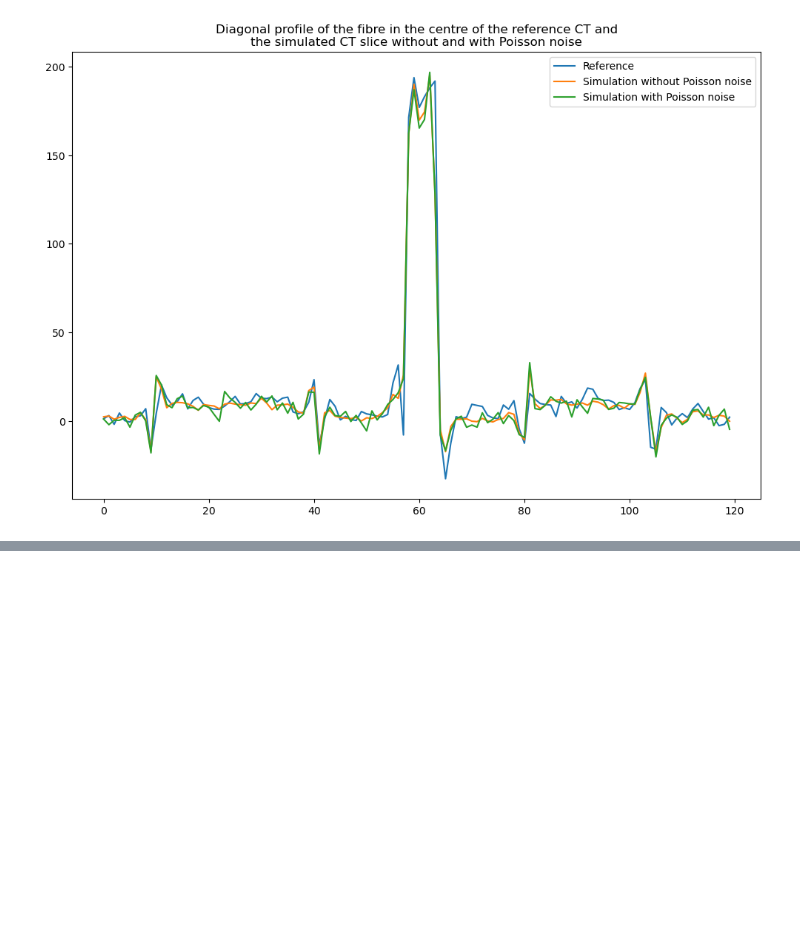
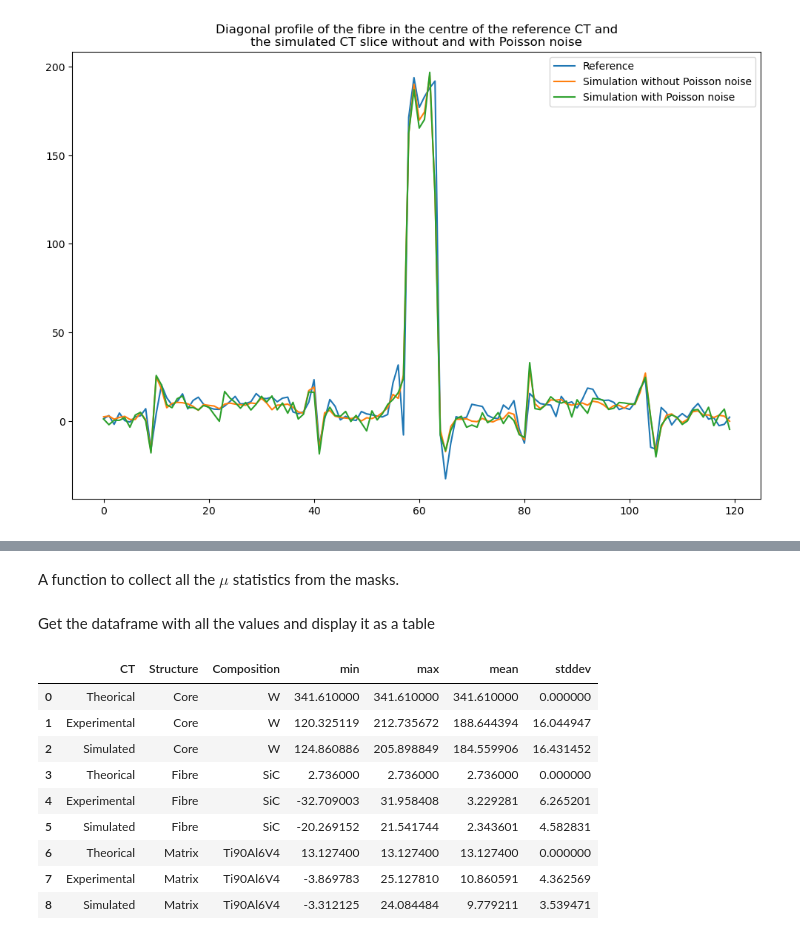
Before and after one commit to effepivi/CT2CAD-Fibres, a Jupyter notebook: tutorial/From_CT_acquisition_to_CAD_models.ipynb, the cells around one changed output, grey strips where cells are left out. Drawn from its saved outputs; the diff is of its cells as text; code cells hidden in the pictures; blank space fills up the shorter version.

```diff
--- a/tutorial/From_CT_acquisition_to_CAD_models.ipynb
+++ b/tutorial/From_CT_acquisition_to_CAD_models.ipynb
@@ -2480,0 +2520,16 @@ plt.legend();
+# %%
+def createMasks(mask_shape):
+    fibre_radius_in_px = fibre_radius / pixel_spacing_in_micrometre
+    core_radius_in_px = core_radius / pixel_spacing_in_micrometre
+
+    core_mask = create_circular_mask(mask_shape[1], mask_shape[0], None, core_radius_in_px);
+
+    fibre_mask = create_circular_mask(mask_shape[1], mask_shape[0], None, fibre_radius_in_px);
+    matrix_mask = np.logical_not(fibre_mask);
+
+    #fibre_mask = np.subtract(fibre_mask, core_mask);
+    fibre_mask = np.bitwise_xor(fibre_mask, core_mask);
+
+    #TypeError: numpy boolean subtract, the `-` operator, is not supported, use the bitwise_xor, the `^` operator, or the logical_xor function instead.
+
+    return core_mask, fibre_mask, matrix_mask
@@ -2480,0 +2581,2 @@ plt.legend();
+# %% [markdown]
+A function to collect all the $\mu$ statistics from the masks.
@@ -2480,0 +2667,17 @@ plt.legend();
+# %% [markdown]
+Get the dataframe with all the values and display it as a table
+# %%
+df = getMuStatistics(reference_fibre_in_centre, test_fibre_in_centre, core_mask, fibre_mask, matrix_mask);
+
+display(df)
+# %% [output]
+|  | CT | Structure | Composition | min | max | mean | stddev |
+| 0 | Theorical | Core | W | 341.610000 | 341.610000 | 341.610000 | 0.000000 |
+| 1 | Experimental | Core | W | 120.325119 | 212.735672 | 188.644394 | 16.044947 |
+| 2 | Simulated | Core | W | 124.860886 | 205.898849 | 184.559906 | 16.431452 |
+| 3 | Theorical | Fibre | SiC | 2.736000 | 2.736000 | 2.736000 | 0.000000 |
+| 4 | Experimental | Fibre | SiC | -32.709003 | 31.958408 | 3.229281 | 6.265201 |
+| 5 | Simulated | Fibre | SiC | -20.269152 | 21.541744 | 2.343601 | 4.582831 |
+| 6 | Theorical | Matrix | Ti90Al6V4 | 13.127400 | 13.127400 | 13.127400 | 0.000000 |
+| 7 | Experimental | Matrix | Ti90Al6V4 | -3.869783 | 25.127810 | 10.860591 | 4.362569 |
+| 8 | Simulated | Matrix | Ti90Al6V4 | -3.312125 | 24.084484 | 9.779211 | 3.539471 |
```
Also changed, not shown: parts of 20 cells of this notebook, 2 other files.
